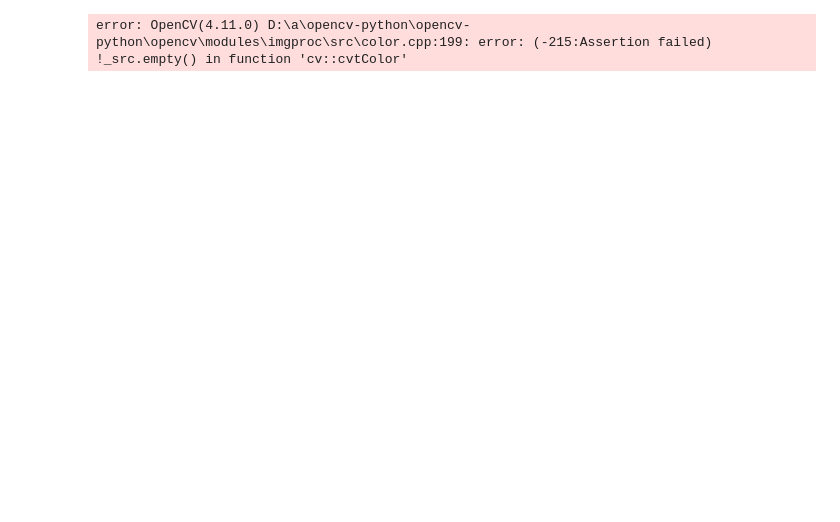
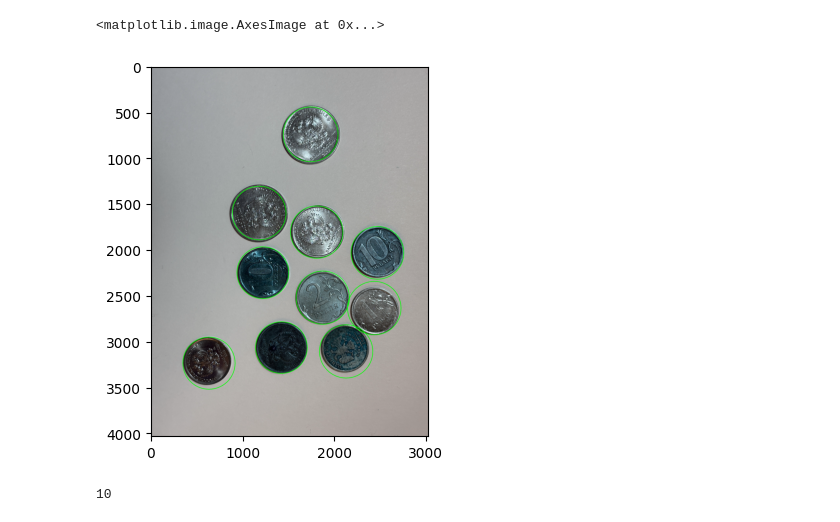
Before and after one commit to inqvizitor15/university-2nd-year-practice, a Jupyter notebook: research.ipynb, the cells around one changed output. Saved outputs shown, nothing was run; the diff lists cells and outputs as text; code cells hidden in the pictures; blank space fills up the shorter version.

Commit message:
some fixes and def crop_coin added

```diff
--- a/research.ipynb
+++ b/research.ipynb
@@ -96,5 +6,10 @@ plt.subplot(1, 3, 3)
 # %%
-img_path = 'D:/практика 2 курс/university 2nd year practice/raw/scenes/IMG_3898.JPG'
+img_path = 'D:/practice 2nd year/Project/raw/scenes/IMG_3896.JPG'
+
+
+# img_path = 'D:/practice 2nd year/Project/raw/singles/IMG_3855.JPG'
+
+
 
 image = cv2.imread(img_path)
 
@@ -102,48 +17,48 @@ gray = cv2.cvtColor(image, cv2.COLOR_BGR2GRAY)
 
 gray = cv2.GaussianBlur(gray, (9, 9), 2)
 
-#Обнаружение для нескольких монет
-
-# circles = cv2.HoughCircles(
-#     gray,
-#     cv2.HOUGH_GRADIENT,
-#     dp=1,
-#     minDist=560,
-#     param1=130,
-#     param2=20,
-#     minRadius=280,
-#     maxRadius=300
-# )
-
-#Обнаружение для одной монеты
-
+# Для нескольких
 circles = cv2.HoughCircles(
     gray,
     cv2.HOUGH_GRADIENT,
     dp=1,
     minDist=560,
     param1=130,
     param2=20,
     minRadius=280,
     maxRadius=300
 )
 
+#Для одной
+
+# circles = cv2.HoughCircles(
+#     gray,
+#     cv2.HOUGH_GRADIENT,
+#     dp=1,
+#     minDist=1000,
+#     param1=130,
+#     param2=20,
+#     minRadius=500,
+#     maxRadius=800
+# )
+
 circles = np.uint16(np.around(circles))
 
-img_circles = img.copy()
+img_circles = image.copy()
 
 if circles is not None:
     circles = np.uint16(np.around(circles))
 
     # Рисуем каждый найденный круг
     for i in circles[0, :]:
         # Рисуем окружность (контур круга)
         cv2.circle(img_circles, (i[0], i[1]), i[2], (0, 255, 0), 5)
 
         # Рисуем центр круга
         cv2.circle(img_circles, (i[0], i[1]), 2, (0, 0, 255), 1)
 
 plt.imshow(img_circles)
 # %% [output]
-error: OpenCV(4.11.0) D:\a\opencv-python\opencv-python\opencv\modules\imgproc\src\color.cpp:199: error: (-215:Assertion failed) !_src.empty() in function 'cv::cvtColor'
+<matplotlib.image.AxesImage at 0x...>
+[figure, added]
 # %%
@@ -160,0 +73,11 @@ for c in circles[0]:
+# %%
+coins = []
+for c in circles[0]:
+    x, y, r = c
+
+    coin = crop_coin(image, x, y, r)
+    coin = cv2.resize(coin, (224, 224))
+    coins.append(coin)
+print(len(coins))
+# %% [output]
+10
```
Also changed, not shown: parts of 3 cells of this notebook.
